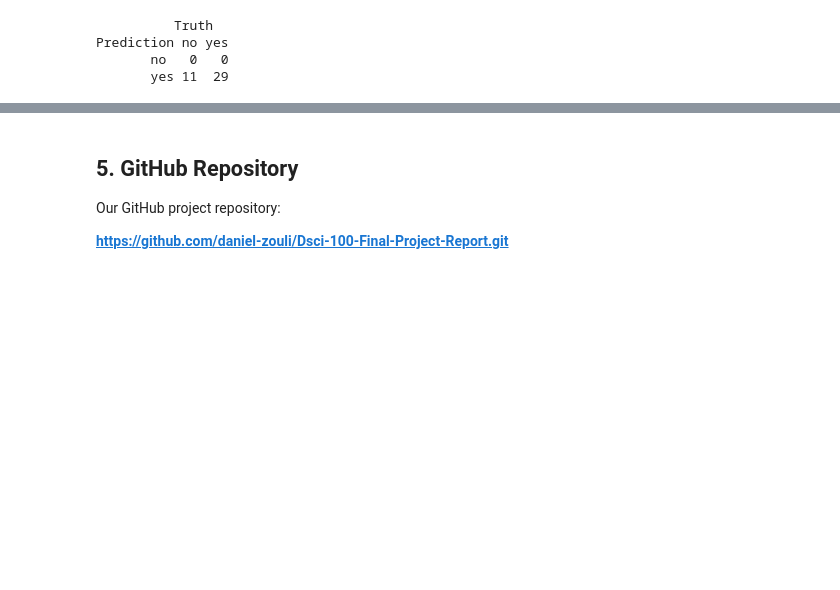
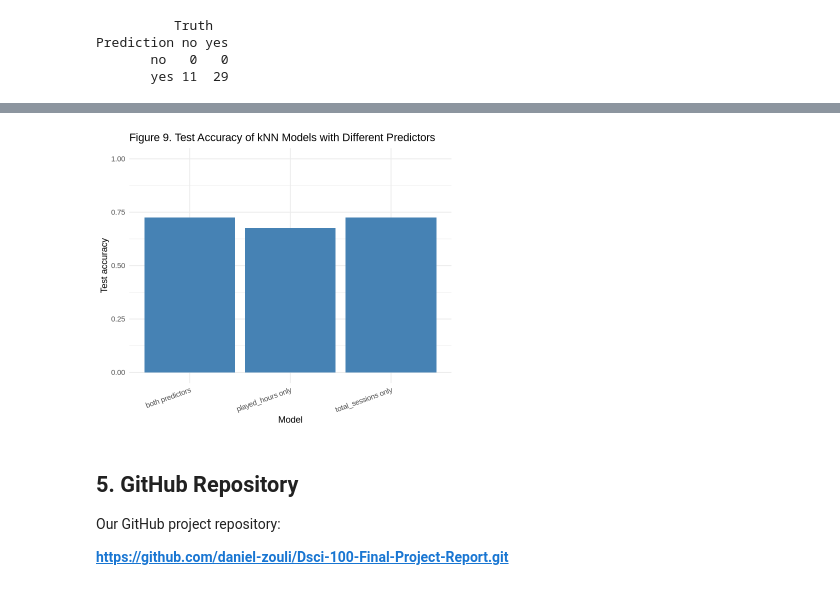
Before and after one commit to daniel-zouli/Dsci-100-Final-Project-Report, a Jupyter notebook: Dsci 100 Final Project Report.ipynb, the cells around one changed output, grey strips where cells are left out. Cells and saved outputs as stored; diff of their text form; code cells hidden in the pictures; blank space fills up the shorter version.

```diff
--- a/Dsci 100 Final Project Report.ipynb
+++ b/Dsci 100 Final Project Report.ipynb
@@ -452,0 +527,22 @@ Prediction no yes
+# %%
+best_knn_both <- knn_spec |>
+  finalize_model(tibble(neighbors = best_k_both))
+
+wf_both <- workflow() |>
+  add_recipe(rec_both) |>
+  add_model(best_knn_both)
+
+fit_both <- wf_both |>
+  fit(data = players_train)
+
+pred_both <- predict(fit_both, players_test) |>
+  bind_cols(players_test)
+
+metrics_both <- pred_both |>
+  metrics(truth = subscribe, estimate = .pred_class)
+
+cm_both <- pred_both |>
+  conf_mat(truth = subscribe, estimate = .pred_class)
+
+metrics_both
+cm_both
@@ -452,0 +559,12 @@ Prediction no yes
+# %%
+model_comparison <- tibble(
+  model      = c("played_hours only", "total_sessions only", "both predictors"),
+  best_k     = c(best_k_hours, best_k_sessions, best_k_both),
+  accuracy   = c(
+    metrics_hours  |> filter(.metric == "accuracy")   |> pull(.estimate),
+    metrics_sessions |> filter(.metric == "accuracy") |> pull(.estimate),
+    metrics_both   |> filter(.metric == "accuracy")   |> pull(.estimate)
+  )
+)
+
+model_comparison
@@ -453,3 +578,16 @@ Prediction no yes
+# %%
+ggplot(model_comparison, aes(x = model, y = accuracy)) +
+  geom_col(fill = "steelblue") +
+  coord_cartesian(ylim = c(0, 1)) +
+  labs(
+    title = "Figure 9. Test Accuracy of kNN Models with Different Predictors",
+    x = "Model",
+    y = "Test accuracy"
+  ) +
+  theme_minimal() +
+  theme(axis.text.x = element_text(angle = 20, hjust = 1))
+# %% [output]
+[figure, added]
 # %% [markdown]
 ## 5. GitHub Repository
 
```
Also changed, not shown: parts of 7 cells of this notebook.
